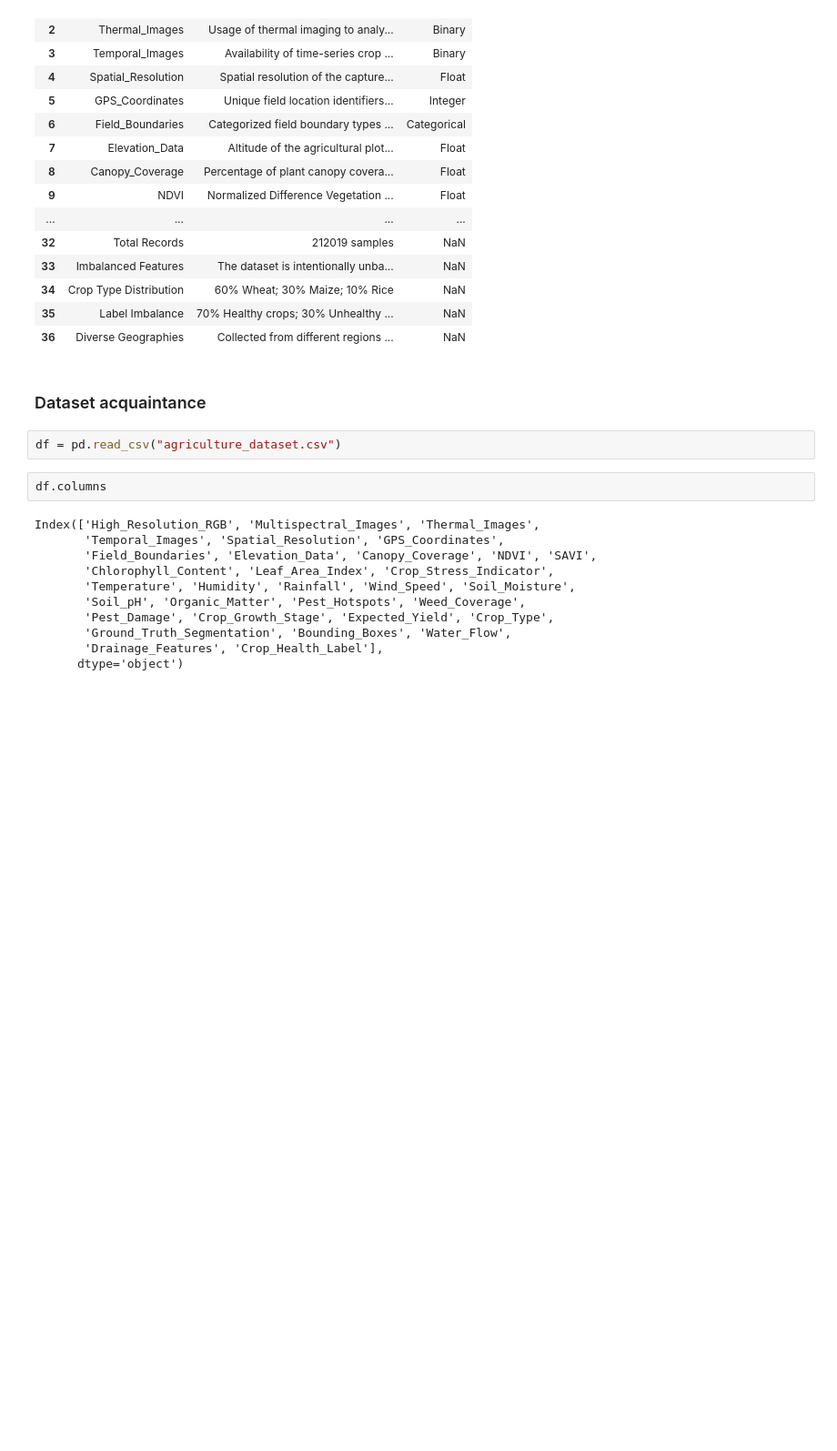
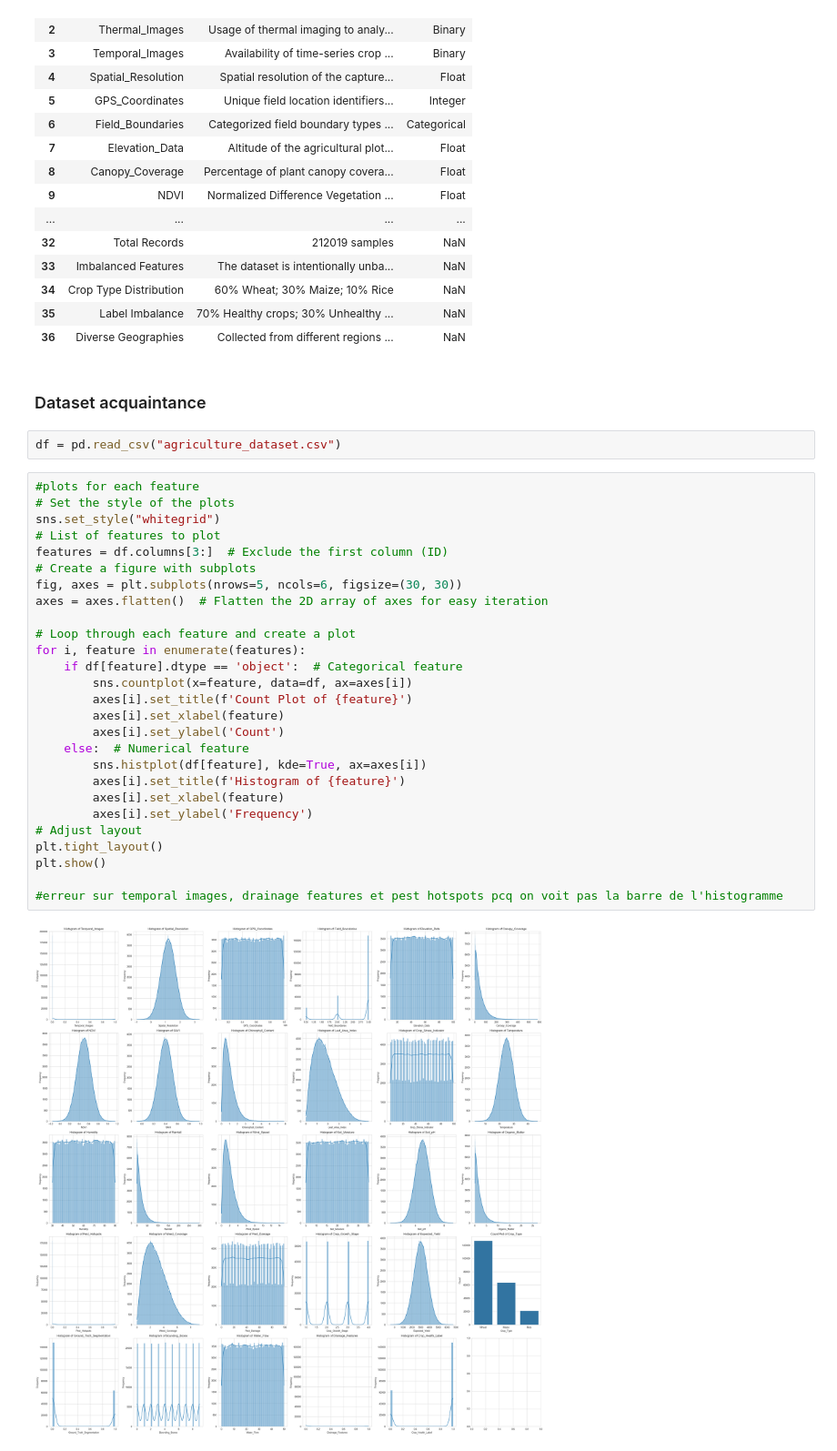
Before and after one commit to eloiherman/CropDiseasePredictor, a Jupyter notebook: code/drafts/dataset_acquaintance.ipynb, the cells around one changed output. Shown at 91% size. Drawn from its saved outputs; the diff is of its cells as text; blank space fills up the shorter version.

```diff
--- a/code/drafts/dataset_acquaintance.ipynb
+++ b/code/drafts/dataset_acquaintance.ipynb
@@ -50,15 +52,31 @@ with pd.option_context('display.max_colwidth', None):
 # %%
 df = pd.read_csv("agriculture_dataset.csv")
 # %%
-df.columns
+#plots for each feature
+# Set the style of the plots
+sns.set_style("whitegrid")
+# List of features to plot
+features = df.columns[3:]  # Exclude the first column (ID)
+# Create a figure with subplots
+fig, axes = plt.subplots(nrows=5, ncols=6, figsize=(30, 30))
+axes = axes.flatten()  # Flatten the 2D array of axes for easy iteration
+
+# Loop through each feature and create a plot
+for i, feature in enumerate(features):
+    if df[feature].dtype == 'object':  # Categorical feature
+        sns.countplot(x=feature, data=df, ax=axes[i])
+        axes[i].set_title(f'Count Plot of {feature}')
+        axes[i].set_xlabel(feature)
+        axes[i].set_ylabel('Count')
+    else:  # Numerical feature
+        sns.histplot(df[feature], kde=True, ax=axes[i])
+        axes[i].set_title(f'Histogram of {feature}')
+        axes[i].set_xlabel(feature)
+        axes[i].set_ylabel('Frequency')
+# Adjust layout
+plt.tight_layout()
+plt.show()
+
+#erreur sur temporal images, drainage features et pest hotspots pcq on voit pas la barre de l'histogramme
 # %% [output]
-Index(['High_Resolution_RGB', 'Multispectral_Images', 'Thermal_Images',
-       'Temporal_Images', 'Spatial_Resolution', 'GPS_Coordinates',
-       'Field_Boundaries', 'Elevation_Data', 'Canopy_Coverage', 'NDVI', 'SAVI',
-       'Chlorophyll_Content', 'Leaf_Area_Index', 'Crop_Stress_Indicator',
-       'Temperature', 'Humidity', 'Rainfall', 'Wind_Speed', 'Soil_Moisture',
-       'Soil_pH', 'Organic_Matter', 'Pest_Hotspots', 'Weed_Coverage',
-       'Pest_Damage', 'Crop_Growth_Stage', 'Expected_Yield', 'Crop_Type',
-       'Ground_Truth_Segmentation', 'Bounding_Boxes', 'Water_Flow',
-       'Drainage_Features', 'Crop_Health_Label'],
-      dtype='object')
+[figure, added]
```
Also changed, not shown: parts of 8 cells of this notebook.
